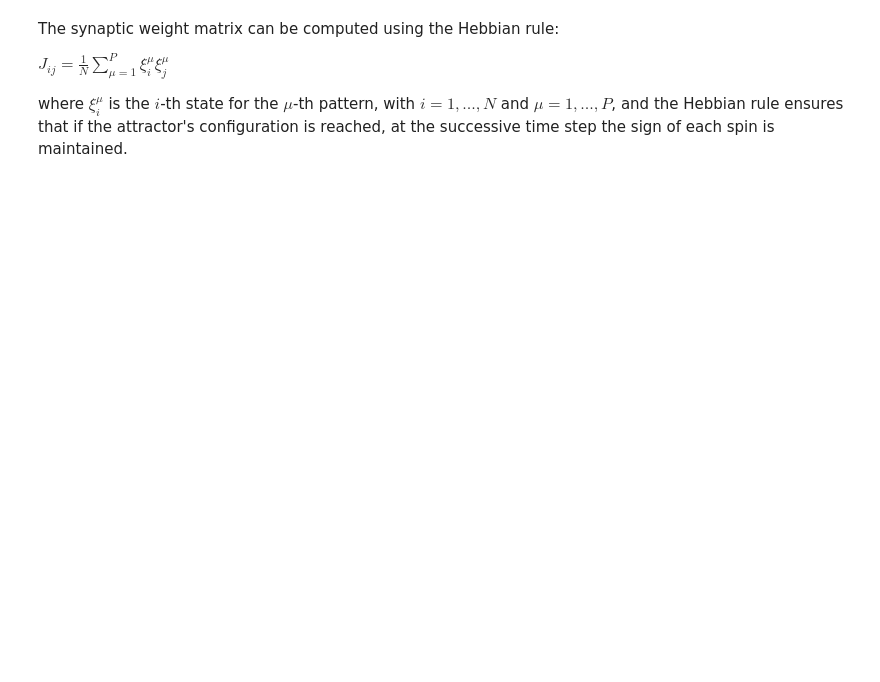
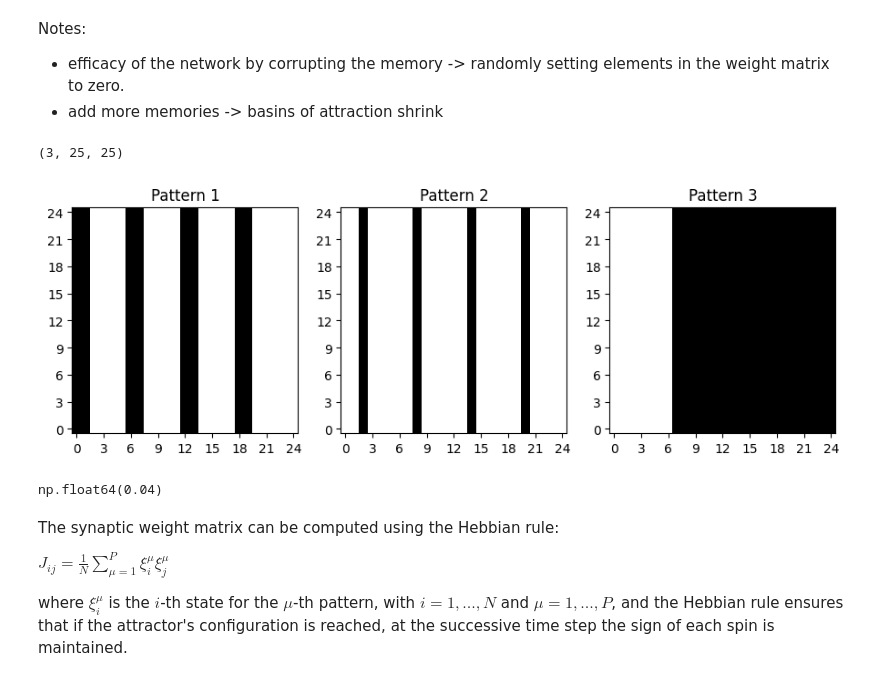
Before and after one commit to edoardo-damore/hopfield_model_and_data_reconstruction, a Jupyter notebook: hopfield_model_deterministic_analysis.ipynb, the cells around one changed output. Drawn from its saved outputs; the diff is of its cells as text; code cells hidden in the pictures; blank space fills up the shorter version.

```diff
--- a/hopfield_model_deterministic_analysis.ipynb
+++ b/hopfield_model_deterministic_analysis.ipynb
@@ -32,10 +10,0 @@ def generate_2D_random_patterns(N, P):
-# %%
-N = 16*16 # Number of spins
-p = 3    # Number of patterns
-
-patterns = generate_2D_random_patterns(N, P=p)
-patterns.shape[0]
-for p in range(patterns.shape[0]):
-    plt.imshow(patterns[p], cmap='Greys')
-    plt.title(f"Pattern {p+1}")
-    plt.show()
@@ -46,3 +41,59 @@ for p in range(patterns.shape[0]):
+# %% [markdown]
+Notes:
+
++ efficacy of the network by corrupting the memory -> randomly setting elements in the weight matrix to zero.
++ add more memories -> basins of attraction shrink
+# %%
+# Paramenters
+L = 25     # image edge size
+N = L**2    # network size
+#P = 4       # number of patterns
+
+np.random.seed(1234) # Seed for reproducibility of random number generation
+# %%
+def generate_patterns(L: int):
+    """ Generate inhomogeneous binary patterns (+1/-1) """
+    return np.array([
+        [[np.where(np.cos(x) > 0.5, 1, -1) for x in range(L)] for _ in range(L)],
+        [[np.where(np.sin(x) > 0.9, 1, -1) for x in range(L)] for _ in range(L)],
+        [[np.where(np.log(x) > 2, 1, -1) for x in range(1, L+1)] for _ in range(L)]
+    ])
+
+patterns = generate_patterns(L)
+print(patterns.shape)
+plt.figure(figsize=(9,5))
+for p in range(patterns.shape[0]):
+    plt.subplot(1, 3, p+1)
+    plt.imshow(patterns[p], cmap='Greys')
+    plt.xlim((-0.5, L-0.5))
+    plt.ylim((-0.5,L-0.5))
+    ax = plt.gca()
+    ax.xaxis.set_major_locator(MaxNLocator(integer=True))
+    ax.yaxis.set_major_locator(MaxNLocator(integer=True))
+    plt.title(f"Pattern {p+1}")
+
+
+plt.tight_layout()
+plt.show()
+# %% [output]
+(3, 25, 25)
+[figure, added]
+# %%
+def spin_distance(input_pattern: object, stored_pattern: object):
+    """ Find the distance between the input pattern and a stored pattern"""
+    si    = list(input_pattern.flatten())
+    xi    = list(stored_pattern.flatten())
+
+    N     = len(si)
+
+    dist = np.sum([si[i]*xi[i] for i in range(N)]) / N
+    return dist
+
+input_pattern = patterns[1]
+stored_pattern = patterns[0]
+spin_distance(input_pattern, stored_pattern)
+# %% [output]
+np.float64(0.04)
 # %% [markdown]
 The synaptic weight matrix can be computed using the Hebbian rule:
 
```
Also changed, not shown: parts of 17 cells of this notebook, 1 other file.
